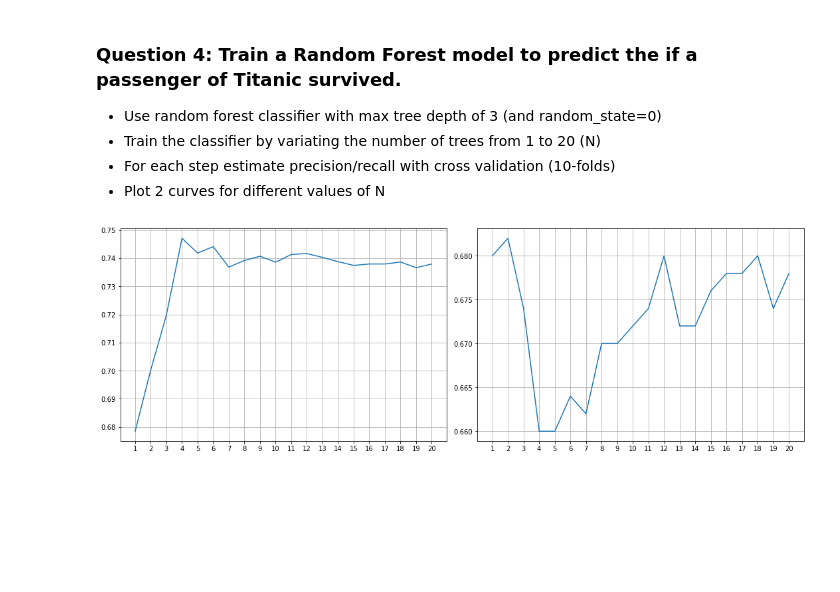
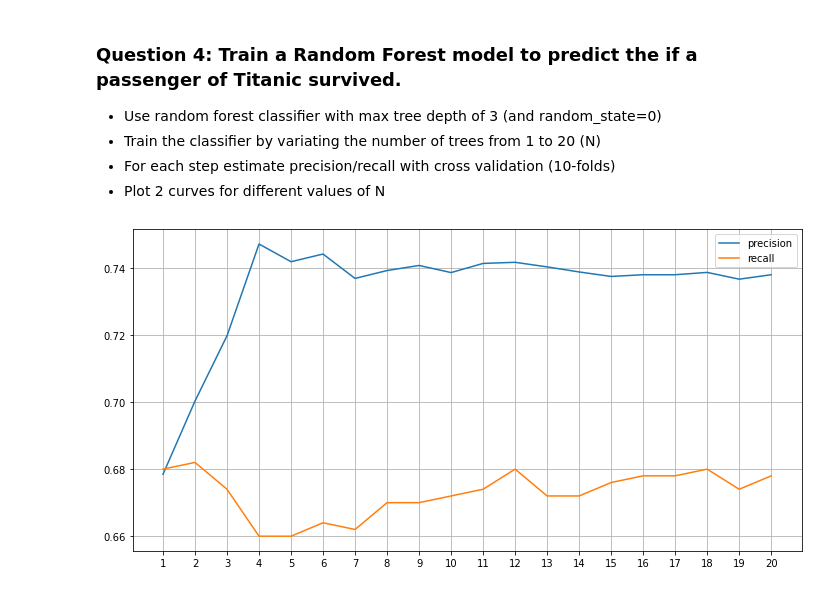
Before and after one commit to MegaCookies88/2020, a Jupyter notebook: Tutorials/06 - Supervised Learning/SupervisedLearning.ipynb, the cells around one changed output. Cells and saved outputs as stored; diff of their text form; code cells hidden in the pictures; blank space fills up the shorter version.

```diff
--- a/Tutorials/06 - Supervised Learning/SupervisedLearning.ipynb
+++ b/Tutorials/06 - Supervised Learning/SupervisedLearning.ipynb
@@ -493,25 +493,24 @@ Answer:
 # %%
 from sklearn.ensemble import RandomForestClassifier
 from sklearn.datasets import make_classification
 
 res = pd.DataFrame(columns=['nb_trees','precision','recall'])
 
 for nb_trees in range(1,21):
     clf = RandomForestClassifier(n_estimators=nb_trees, max_depth=3, random_state=0)
     clf.fit(X, y)
     precision = cross_val_score(clf, X, y, cv=10, scoring="precision").mean()
     recall = cross_val_score(clf, X, y, cv=10, scoring="recall").mean()
     res = res.append(pd.DataFrame([[nb_trees,precision,recall]], columns=['nb_trees','precision','recall']), ignore_index=True)
 
 res = res.astype({'nb_trees': 'int32'})
 
-fig, ax = plt.subplots(1,2, figsize=(15,5))
-ax[0].grid()
-ax[0].plot(res.nb_trees, res.precision)
-ax[0].set_xticks(np.arange(1, 21))
-ax[1].grid()
-ax[1].plot(res.nb_trees, res.recall)
-ax[1].set_xticks(np.arange(1, 21))
+fig, ax = plt.subplots(1,1, figsize=(10,5))
+ax.grid()
+ax.plot(res.nb_trees, res.precision)
+ax.plot(res.nb_trees, res.recall)
+ax.set_xticks(np.arange(1, 21))
+ax.legend(['precision','recall'])
 plt.tight_layout()
 # %% [output]
-[figure, old version]
+[figure, new version]
```
Also changed, not shown: parts of 2 cells of this notebook.
